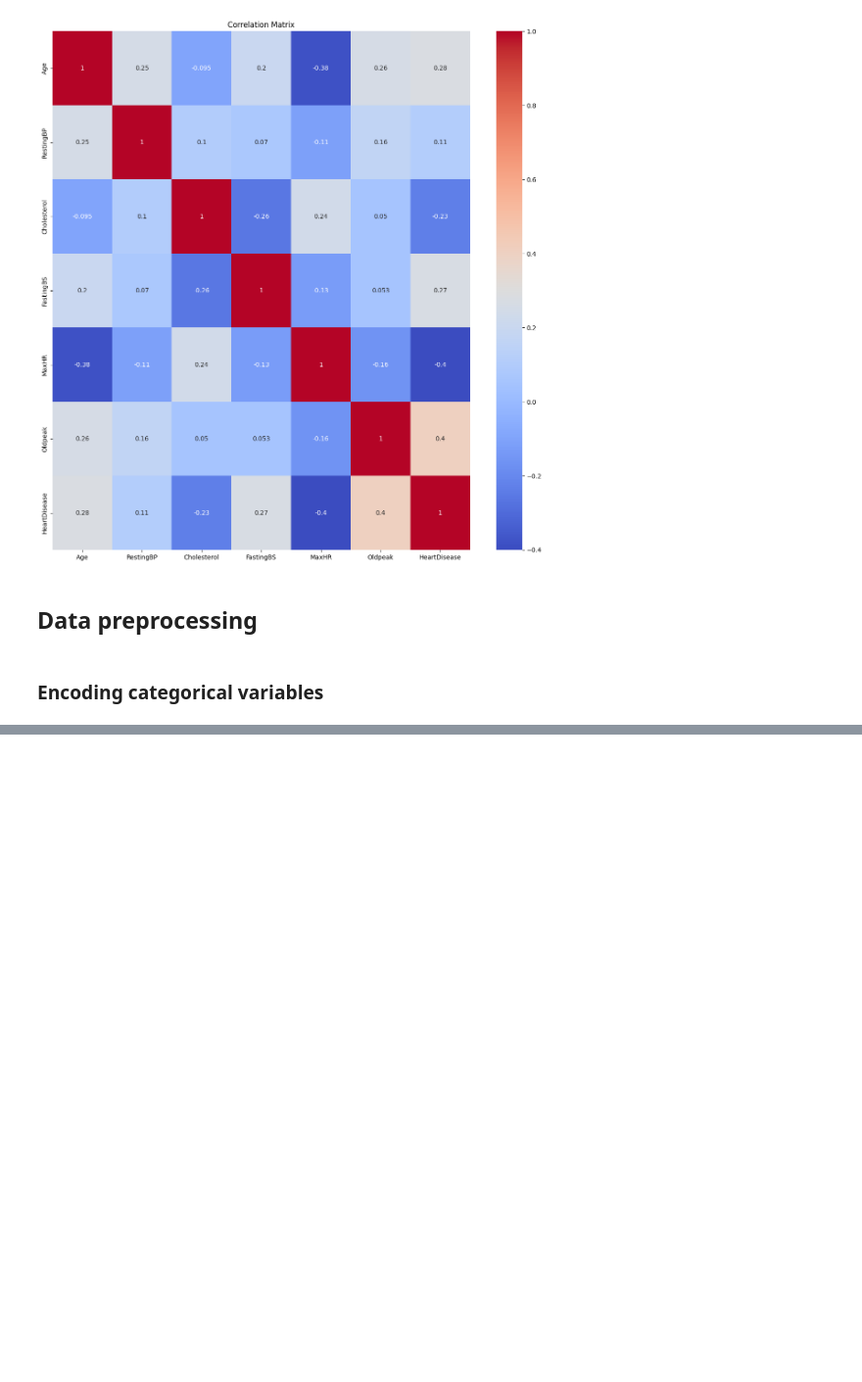
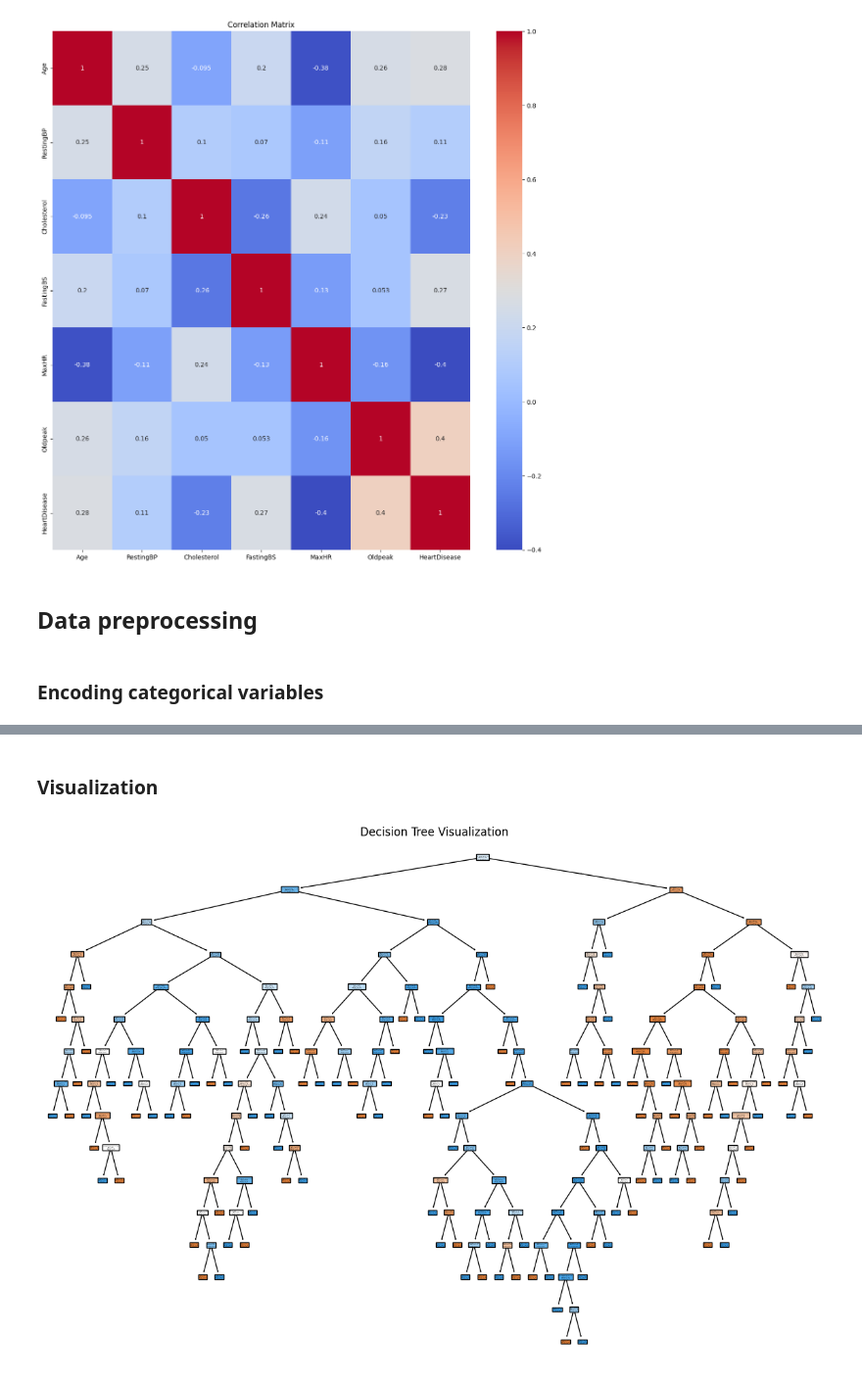
Before and after one commit to janchovanec/ZSU-Projekt, a Jupyter notebook: notebooks/classification.ipynb, the cells around one changed output, grey strips where cells are left out. Shown: that part at 98% size. Drawn from its saved outputs; the diff is of its cells as text; code cells hidden in the pictures; blank space fills up the shorter version.

```diff
--- a/notebooks/classification.ipynb
+++ b/notebooks/classification.ipynb
@@ -248,0 +315,9 @@ df["HeartDisease"] = df["HeartDisease"].map({'N': 0, 'Y': 1})
+# %% [markdown]
+### Visualization
+# %%
+plt.figure(figsize=(15, 10))
+plot_tree(dt_model, feature_names=X.columns, class_names=[str(cls) for cls in dt_model.classes_], filled=True)
+plt.title("Decision Tree Visualization")
+plt.show()
+# %% [output]
+[figure, added]
```
Also changed, not shown: parts of 20 cells of this notebook.
